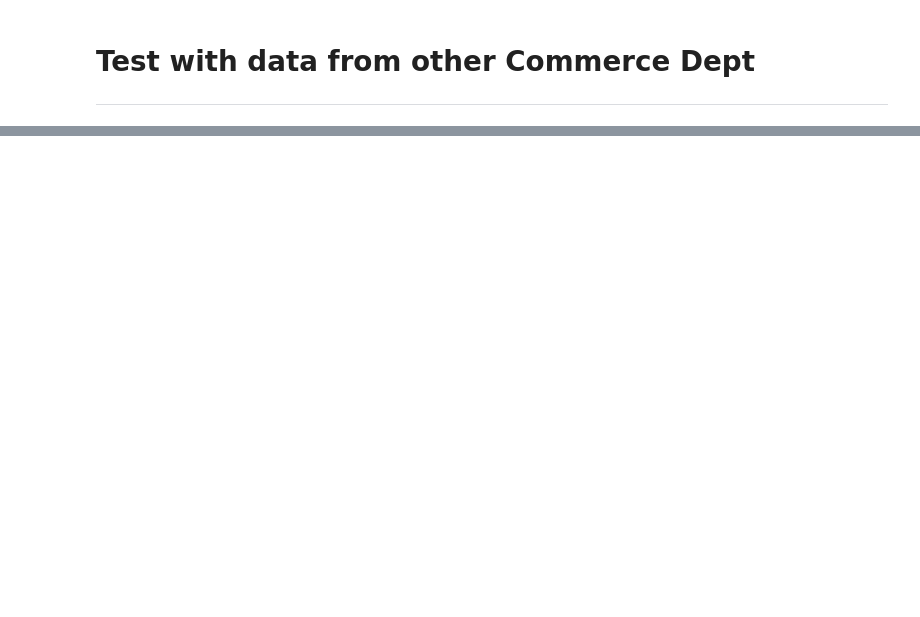
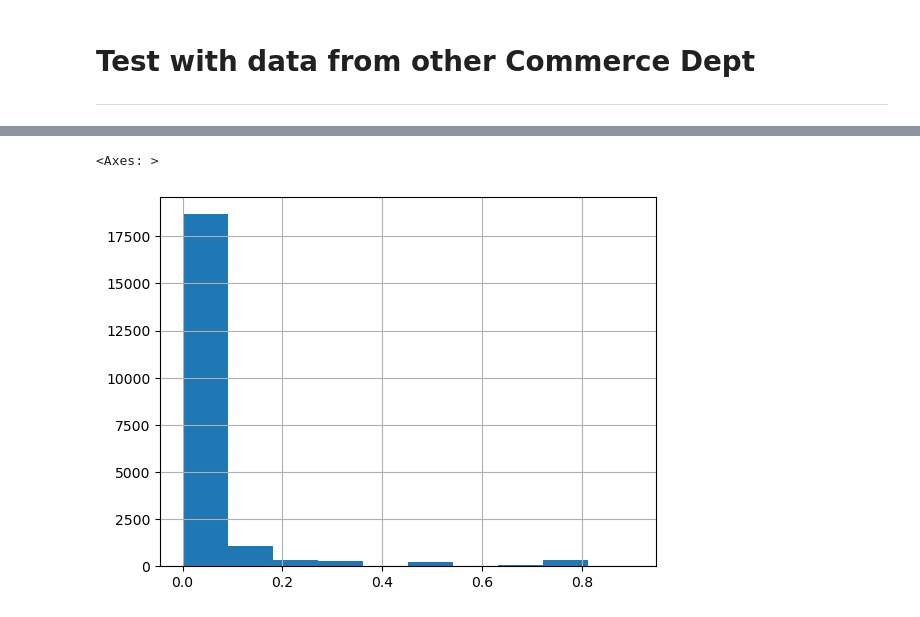
Before and after one commit to CJunger/agency-turnover, a Jupyter notebook: agency_analysis.ipynb, the cells around one changed output, grey strips where cells are left out. Cells and saved outputs as stored; diff of their text form; code cells hidden in the pictures; blank space fills up the shorter version.

```diff
--- a/agency_analysis.ipynb
+++ b/agency_analysis.ipynb
@@ -796,0 +400,4 @@ shap.summary_plot(shap_values, X_test)
+# %%
+#Drop the columns that aren't necessary for the project as defined in the instructions
+
+df_commerce_relevant = df_commerce[['RandomID', 'Q85', 'Q86', 'Q87', 'Q88', 'Q89', 'Q2', 'Q3', 'Q4', 'Q6', 'Q7', 'Q84', 'Q55', 'Q56', 'Q57', 'Q59', 'Q60', 'Q46', 'Q48', 'Q49', 'Q50', 'Q52', 'DRNO', 'DHISP', 'DDIS', 'DAGEGRP', 'DSUPER', 'DFEDTEN', 'DSEX', 'DMIL', 'DLEAVING']].copy()
@@ -796,0 +407,4 @@ shap.summary_plot(shap_values, X_test)
+# %%
+#which rows don't have many answers? take the average of the missing data and get the proportion missing
+df_commerce_relevant['row_missing_percent']=df_commerce_relevant.isnull().mean(axis=1)
+df_commerce_relevant[df_commerce_relevant['row_missing_percent']!=0.0]
@@ -796,0 +425,6 @@ shap.summary_plot(shap_values, X_test)
+# %%
+#plot histogram to check
+df_commerce_relevant['row_missing_percent'].hist()
+# %% [output]
+<Axes: >
+[figure, added]
```
Also changed, not shown: parts of 68 cells of this notebook.
